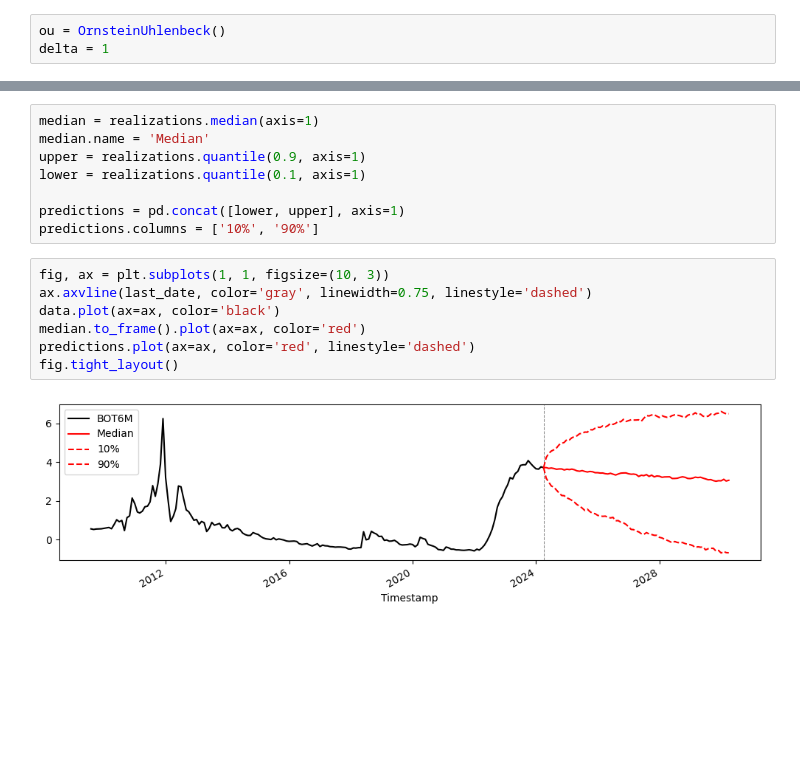
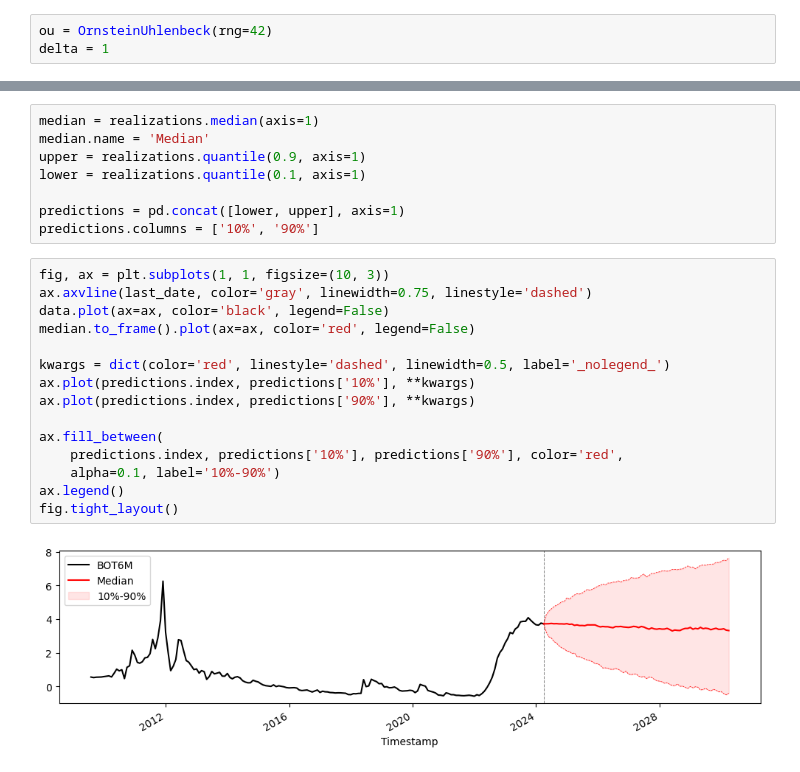
Before and after one commit to agdiiura/stochax, a Jupyter notebook: examples/CalibrateOU.ipynb, the cells around one changed output, grey strips where cells are left out. Drawn from its saved outputs; the diff is of its cells as text; blank space fills up the shorter version.

```diff
--- a/examples/CalibrateOU.ipynb
+++ b/examples/CalibrateOU.ipynb
@@ -12,7 +12,7 @@ data.plot(color='black', figsize=(10, 3))
 # %% [markdown]
 ### Calibration
 # %%
-ou = OrnsteinUhlenbeck()
+ou = OrnsteinUhlenbeck(rng=42)
 delta = 1
 # %%
 res = ou.calibrate(data, delta=delta, method="mle")
@@ -55,9 +55,17 @@ predictions.columns = ['10%', '90%']
 # %%
 fig, ax = plt.subplots(1, 1, figsize=(10, 3))
 ax.axvline(last_date, color='gray', linewidth=0.75, linestyle='dashed')
-data.plot(ax=ax, color='black')
-median.to_frame().plot(ax=ax, color='red')
-predictions.plot(ax=ax, color='red', linestyle='dashed')
+data.plot(ax=ax, color='black', legend=False)
+median.to_frame().plot(ax=ax, color='red', legend=False)
+
+kwargs = dict(color='red', linestyle='dashed', linewidth=0.5, label='_nolegend_')
+ax.plot(predictions.index, predictions['10%'], **kwargs)
+ax.plot(predictions.index, predictions['90%'], **kwargs)
+
+ax.fill_between(
+    predictions.index, predictions['10%'], predictions['90%'], color='red',
+    alpha=0.1, label='10%-90%')
+ax.legend()
 fig.tight_layout()
 # %% [output]
-[figure, old version]
+[figure, new version]
```
Also changed, not shown: parts of 1 cell of this notebook, 2 other files.
